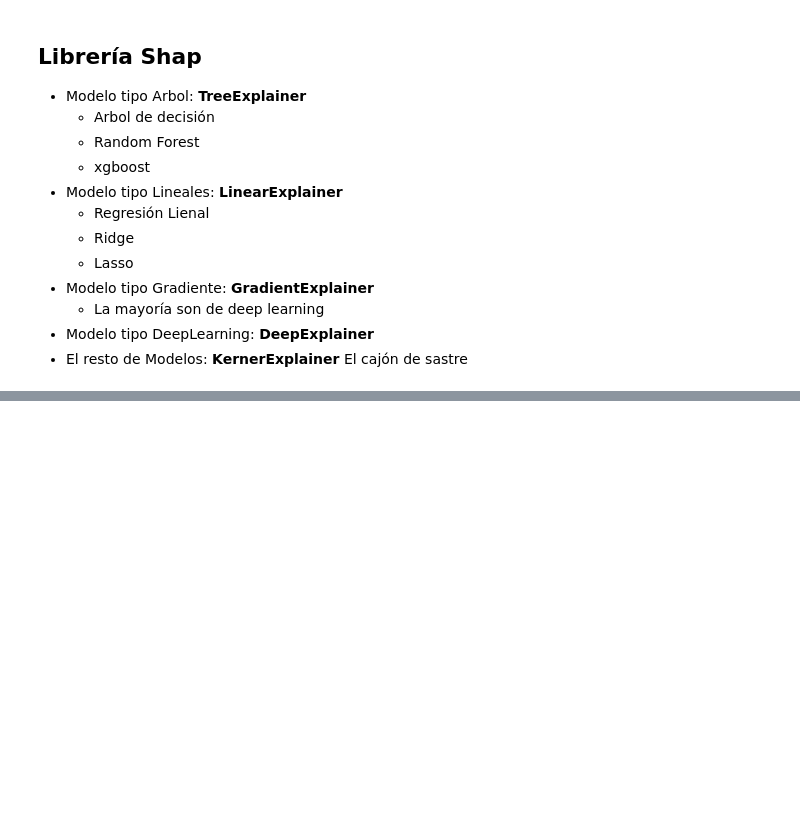
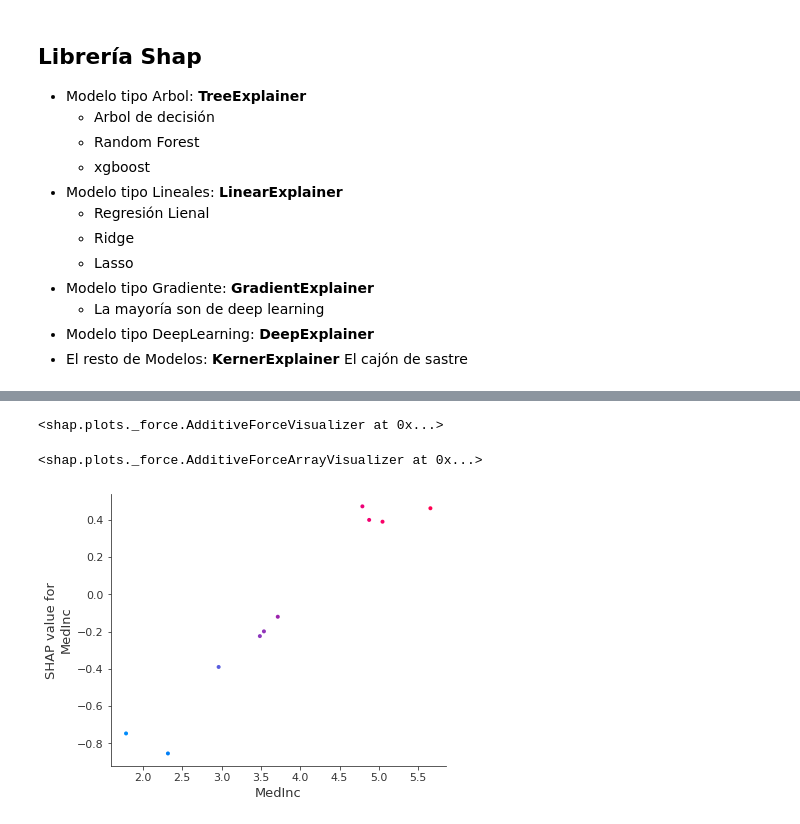
Before and after one commit to felixballestergoytia/Bootcamp_Sep2022, a Jupyter notebook: Shapley/valores_Shapley.ipynb, the cells around one changed output, grey strips where cells are left out. Drawn from its saved outputs; the diff is of its cells as text; code cells hidden in the pictures; blank space fills up the shorter version.

Commit message:
Valores_Shapley_v1

```diff
--- a/Shapley/valores_Shapley.ipynb
+++ b/Shapley/valores_Shapley.ipynb
@@ -88,6 +70,6 @@ California Housing dataset
 # %%
 explicador=shap.TreeExplainer(modelo)
 # %%
-valores=explicador.shap_values(X_Train)
+valores=explicador.shap_values(X_Train[:10,:])
 # %%
 valores
@@ -93,0 +100,14 @@ valores
+# %%
+### force plots
+shap.force_plot(explicador.expected_value,valores[0,:],X_Train[0,:])
+# %% [output]
+<shap.plots._force.AdditiveForceVisualizer at 0x...>
+# %%
+shap.force_plot(explicador.expected_value,valores,X_Train)
+# %% [output]
+<shap.plots._force.AdditiveForceArrayVisualizer at 0x...>
+# %%
+## Dependence plots
+shap.dependence_plot(datos.feature_names[0],valores,pd.DataFrame(X_Train[:10,:],columns=datos.feature_names))
+# %% [output]
+[figure, added]
```
Also changed, not shown: parts of 7 cells of this notebook, 1 other file.
